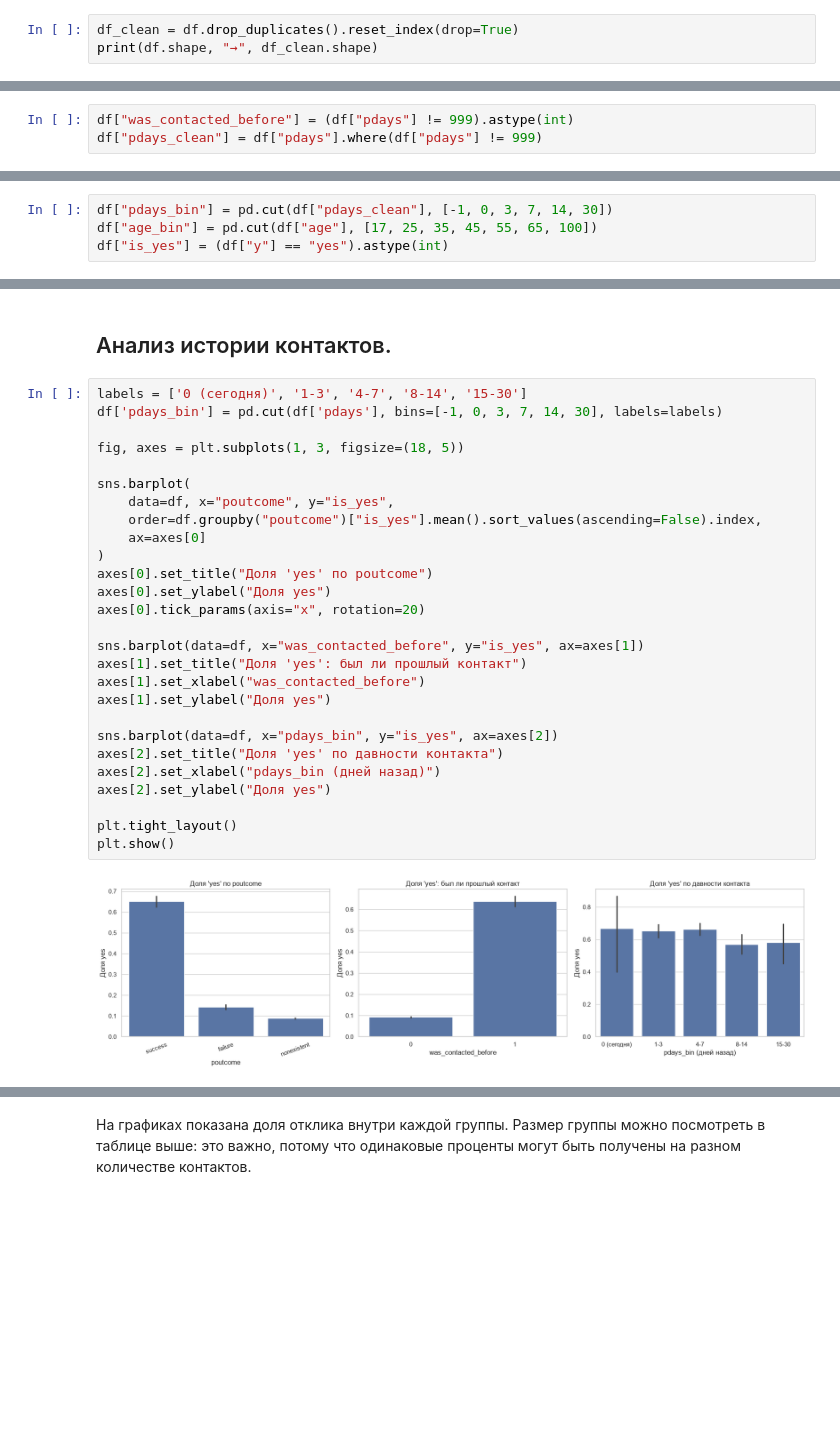
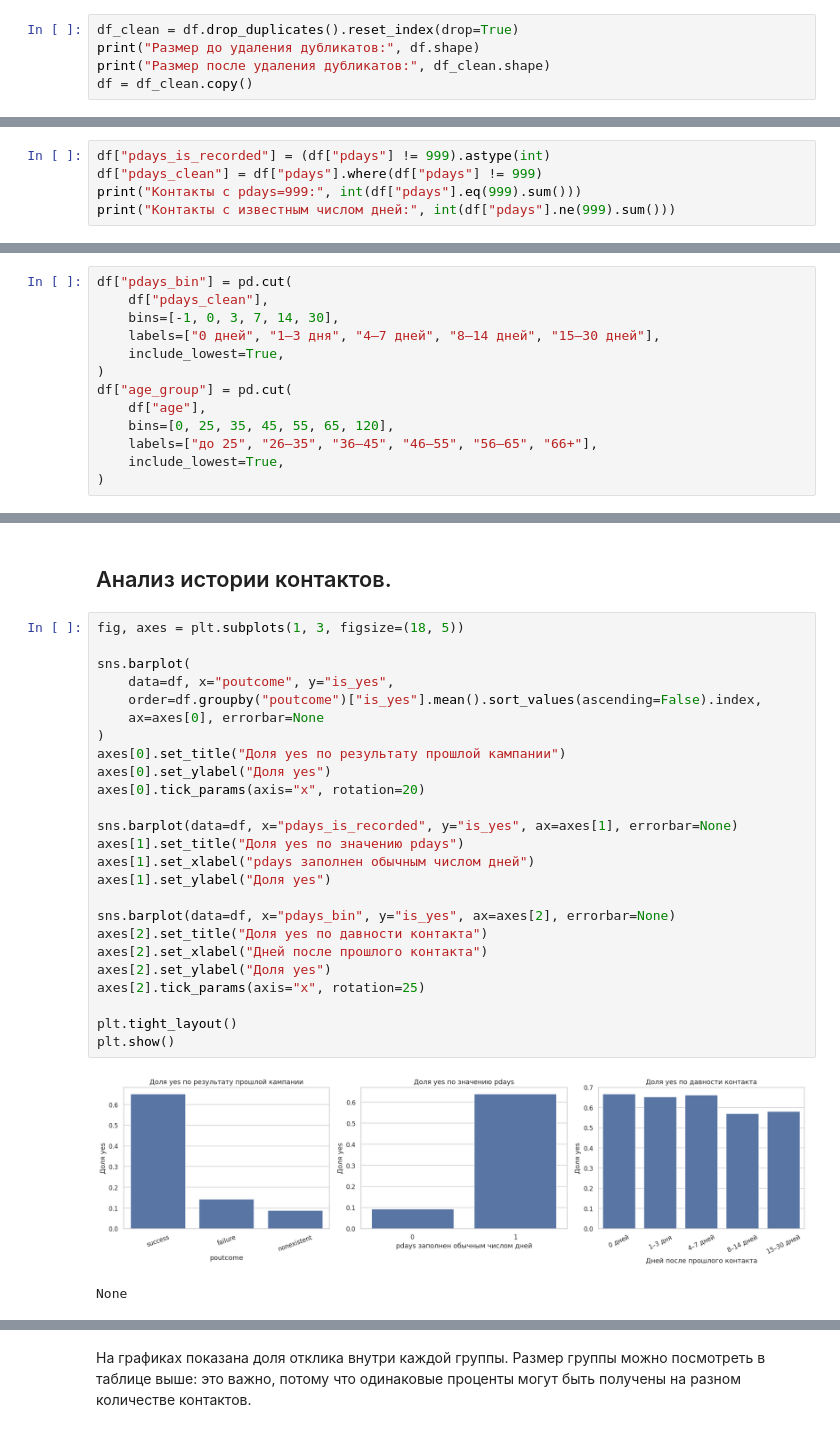
Before and after one commit to KgAmerlion/project_practice_team_1, a Jupyter notebook: Notebook_Bank_Marketing_analitika (2).ipynb, the cells around one changed output, grey strips where cells are left out. Saved outputs shown, nothing was run; the diff lists cells and outputs as text; blank space fills up the shorter version.

```diff
--- a/Notebook_Bank_Marketing_analitika (2).ipynb
+++ b/Notebook_Bank_Marketing_analitika (2).ipynb
@@ -119,4 +121,6 @@ dups.head(20)
 # %%
 df_clean = df.drop_duplicates().reset_index(drop=True)
-print(df.shape, "→", df_clean.shape)
+print("Размер до удаления дубликатов:", df.shape)
+print("Размер после удаления дубликатов:", df_clean.shape)
+df = df_clean.copy()
 # %% [output]
@@ -199,5 +213,7 @@ implicit_na
 # %% [markdown]
 ## Обработка данных о количестве дней, прошедших с момента последнего контакта банка с клиентом.
 # %%
-df["was_contacted_before"] = (df["pdays"] != 999).astype(int)
+df["pdays_is_recorded"] = (df["pdays"] != 999).astype(int)
 df["pdays_clean"] = df["pdays"].where(df["pdays"] != 999)
+print("Контакты с pdays=999:", int(df["pdays"].eq(999).sum()))
+print("Контакты с известным числом дней:", int(df["pdays"].ne(999).sum()))
@@ -210,6 +257,15 @@ df["pdays_clean"] = df["pdays"].where(df["pdays"] != 999)
 # %% [markdown]
 # Визуализации анализируемых данных.
 # %%
-df["pdays_bin"] = pd.cut(df["pdays_clean"], [-1, 0, 3, 7, 14, 30])
-df["age_bin"] = pd.cut(df["age"], [17, 25, 35, 45, 55, 65, 100])
-df["is_yes"] = (df["y"] == "yes").astype(int)
+df["pdays_bin"] = pd.cut(
+    df["pdays_clean"],
+    bins=[-1, 0, 3, 7, 14, 30],
+    labels=["0 дней", "1–3 дня", "4–7 дней", "8–14 дней", "15–30 дней"],
+    include_lowest=True,
+)
+df["age_group"] = pd.cut(
+    df["age"],
+    bins=[0, 25, 35, 45, 55, 65, 120],
+    labels=["до 25", "26–35", "36–45", "46–55", "56–65", "66+"],
+    include_lowest=True,
+)
@@ -216,32 +274,31 @@ df["is_yes"] = (df["y"] == "yes").astype(int)
 # %% [markdown]
 ## Анализ истории контактов.
 # %%
-labels = ['0 (сегодня)', '1-3', '4-7', '8-14', '15-30']
-df['pdays_bin'] = pd.cut(df['pdays'], bins=[-1, 0, 3, 7, 14, 30], labels=labels)
-
 fig, axes = plt.subplots(1, 3, figsize=(18, 5))
 
 sns.barplot(
     data=df, x="poutcome", y="is_yes",
     order=df.groupby("poutcome")["is_yes"].mean().sort_values(ascending=False).index,
-    ax=axes[0]
+    ax=axes[0], errorbar=None
 )
-axes[0].set_title("Доля 'yes' по poutcome")
+axes[0].set_title("Доля yes по результату прошлой кампании")
 axes[0].set_ylabel("Доля yes")
 axes[0].tick_params(axis="x", rotation=20)
 
-sns.barplot(data=df, x="was_contacted_before", y="is_yes", ax=axes[1])
-axes[1].set_title("Доля 'yes': был ли прошлый контакт")
-axes[1].set_xlabel("was_contacted_before")
+sns.barplot(data=df, x="pdays_is_recorded", y="is_yes", ax=axes[1], errorbar=None)
+axes[1].set_title("Доля yes по значению pdays")
+axes[1].set_xlabel("pdays заполнен обычным числом дней")
 axes[1].set_ylabel("Доля yes")
 
-sns.barplot(data=df, x="pdays_bin", y="is_yes", ax=axes[2])
-axes[2].set_title("Доля 'yes' по давности контакта")
-axes[2].set_xlabel("pdays_bin (дней назад)")
+sns.barplot(data=df, x="pdays_bin", y="is_yes", ax=axes[2], errorbar=None)
+axes[2].set_title("Доля yes по давности контакта")
+axes[2].set_xlabel("Дней после прошлого контакта")
 axes[2].set_ylabel("Доля yes")
+axes[2].tick_params(axis="x", rotation=25)
 
 plt.tight_layout()
 plt.show()
 # %% [output]
-[figure, old version]
+[figure, new version]
+None
 # %% [markdown]
```
Also changed, not shown: parts of 56 cells of this notebook.
